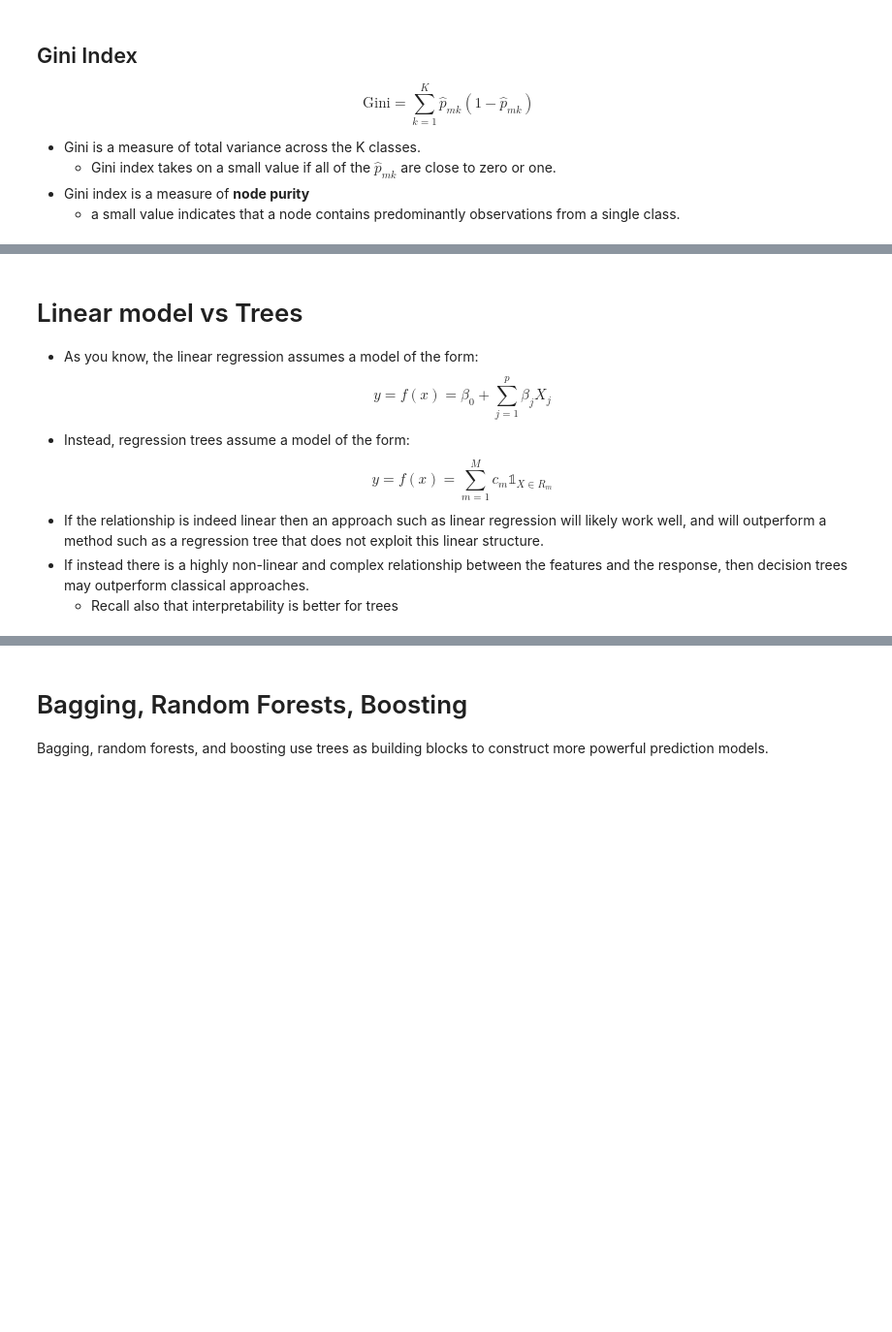
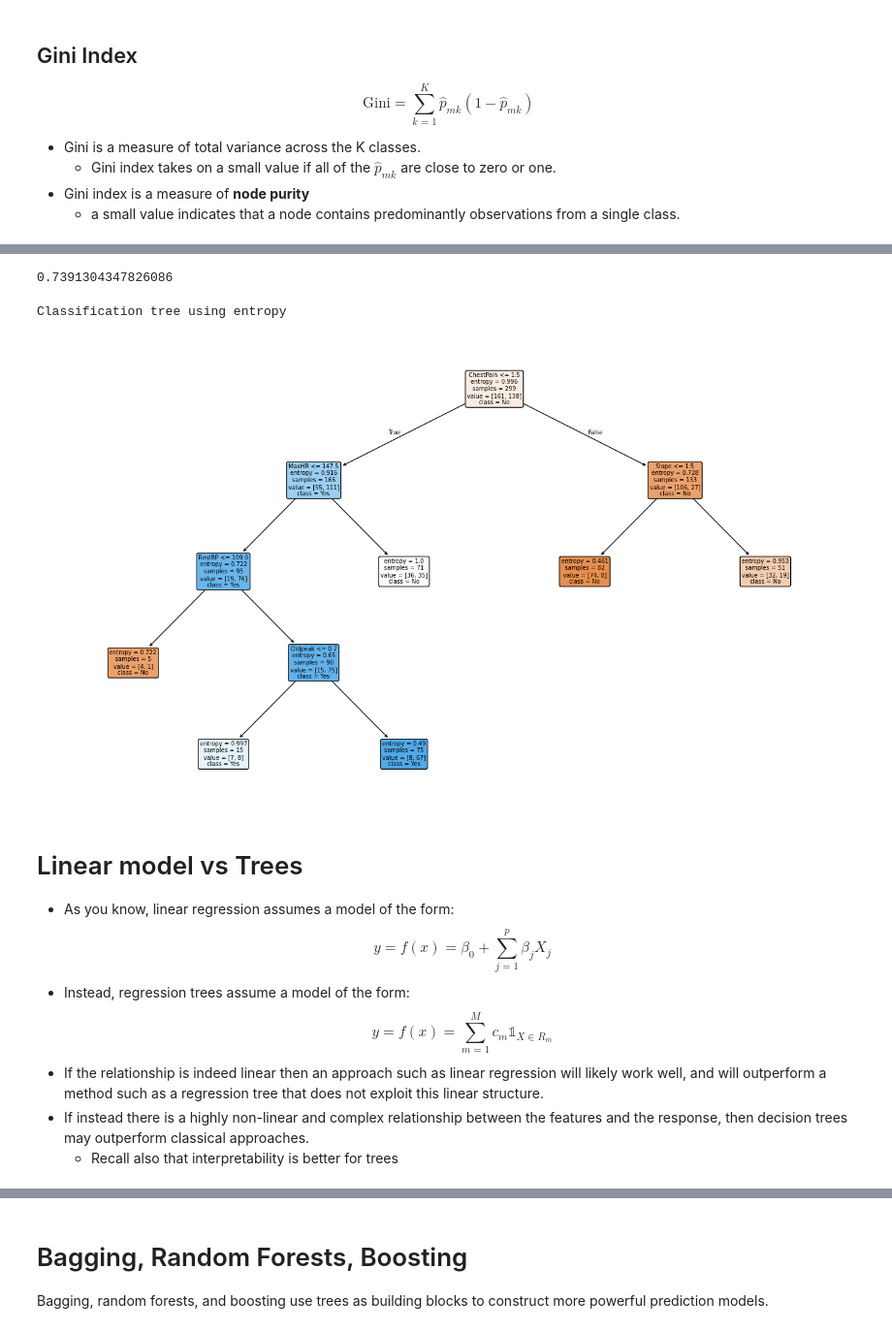
Before and after one commit to JonathanAHolmes/Data-Science-for-Social-Scientists, a Jupyter notebook: Class 11 - Tree Based Methods/Class 11 - Tree-based methods.ipynb, the cells around one changed output, grey strips where cells are left out. Shown at 97% size. Cells and saved outputs as stored; diff of their text form; code cells hidden in the pictures; blank space fills up the shorter version.

```diff
--- a/Class 11 - Tree Based Methods/Class 11 - Tree-based methods.ipynb
+++ b/Class 11 - Tree Based Methods/Class 11 - Tree-based methods.ipynb
@@ -265,18 +325,24 @@ Classification Tree using Enthropy
 # %%
+from sklearn.tree import DecisionTreeClassifier, plot_tree
 clf = DecisionTreeClassifier(max_depth=None, max_leaf_nodes=6, max_features=3, criterion="entropy", random_state=1706)
 clf.fit(X_train2,y_train2)
 display(clf.score(X_train2,y_train2))
 
 #store label name
 labels = X_train2.columns.tolist()
 
-# print decision tree
-print("Classification Tree using Enthropy")
-graph = Source(tree.export_graphviz(clf, out_file=None, feature_names=labels, class_names=['No', 'Yes'] , filled = True))
-display(SVG(graph.pipe(format='svg')))
+print("Classification tree using entropy")
+fig, ax = plt.subplots(figsize=(14, 8))
+plot_tree(clf, feature_names=labels, class_names=['No', 'Yes'], filled=True, rounded=True, fontsize=7, ax=ax)
+plt.tight_layout()
+plt.show()
+# %% [output]
+0.7391304347826086
+Classification tree using entropy
+[figure, added]
 # %% [markdown]
 # Linear model vs Trees
-- As you know, the linear regression assumes a model of the form:
+- As you know, linear regression assumes a model of the form:
 $$y= f(x)= \beta_0 + \sum_{j=1}^p \beta_j X_j$$
 - Instead, regression trees assume a model of the form:
 $$y=f(x)=\sum_{m=1}^M c_m \mathbb{1}_{X\in R_m}$$
```
Also changed, not shown: parts of 36 cells of this notebook.
